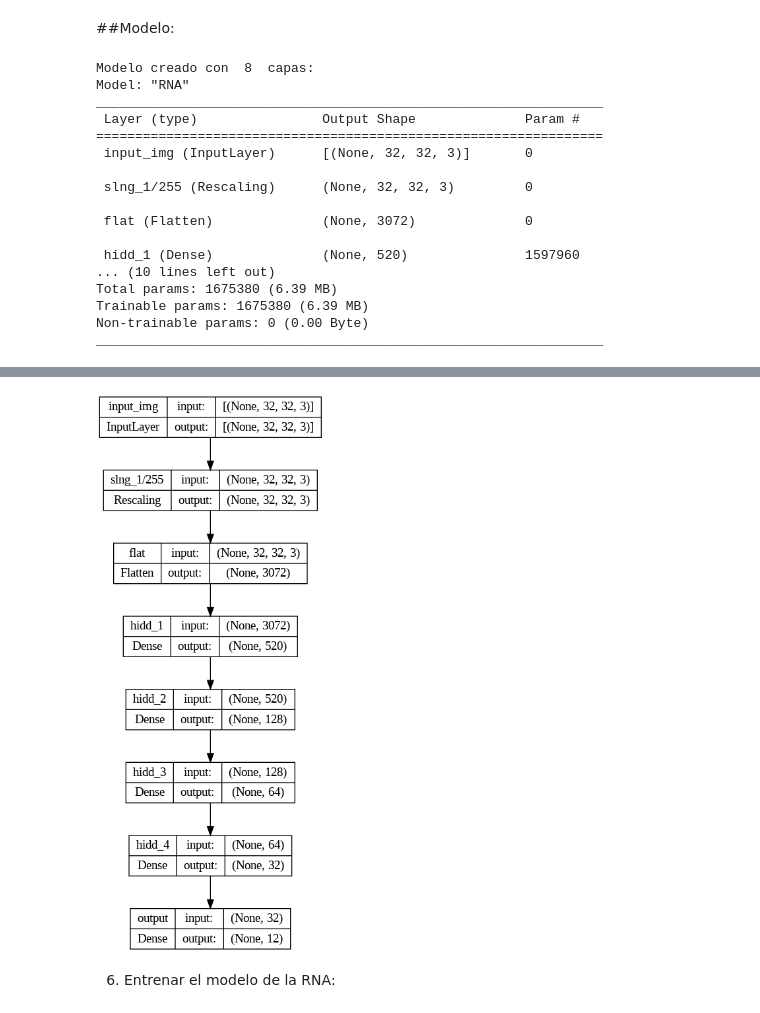
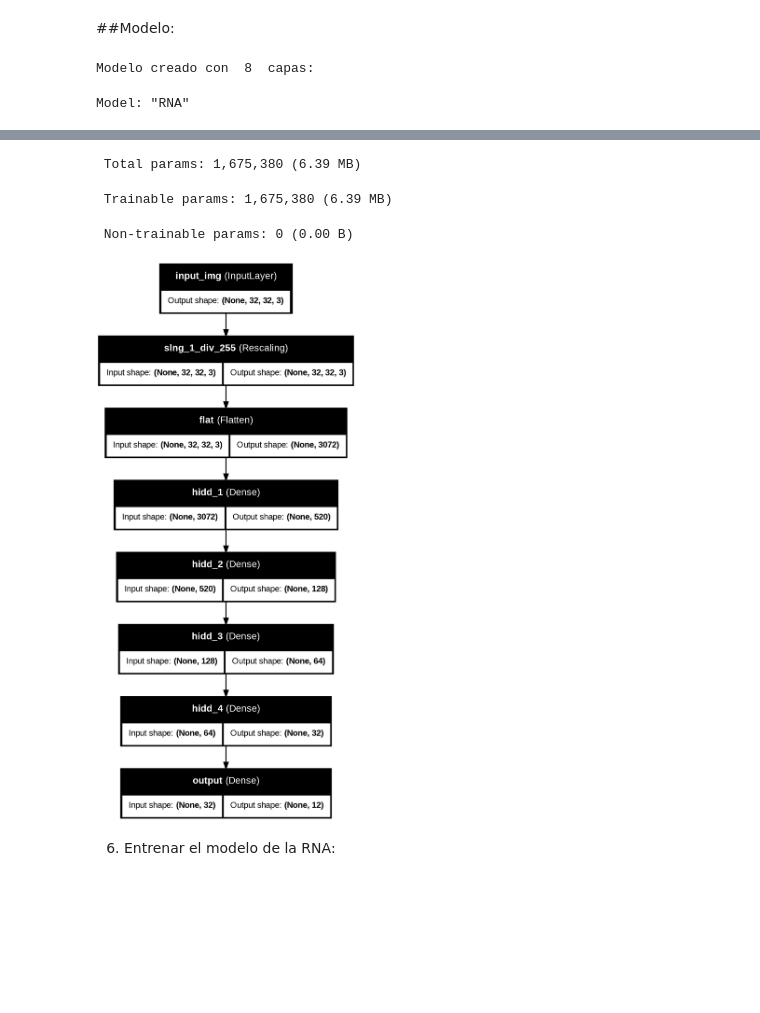
Before and after one commit to PGP-MachineLearning/demoStarWars, a Jupyter notebook: 6a-Imagenes-RNA-MLP.ipynb, the cells around one changed output, grey strips where cells are left out. Saved outputs shown, nothing was run; the diff lists cells and outputs as text; code cells hidden in the pictures; blank space fills up the shorter version.

```diff
--- a/6a-Imagenes-RNA-MLP.ipynb
+++ b/6a-Imagenes-RNA-MLP.ipynb
@@ -301,8 +301,8 @@ lineal_porc_capa_DropOut = 0.0 #param {type:"number"}
 lineal_tipo_capa_salida = 'softmax-MultiClase' #@param ["lineal-Numero", "softmax-MultiClase"]
 
 #@markdown ### Parámetros del Optimizador:
-opt_tipo = "Nadam" #@param ["Gradiente Decreciente", "Adam", "Adadelta", "Adagrad", "Adamax", "Nadam", "FTRL"]
-opt_learning_rate = 0.005 #@param {type: "number"}
+opt_tipo = "Gradiente Decreciente" #@param ["Gradiente Decreciente", "Adam", "Adadelta", "Adagrad", "Adamax", "Nadam", "FTRL"]
+opt_learning_rate = 0.001 #@param {type: "number"}
 
 ## aplicación de los parámetros elegidos
 
@@ -342,7 +342,7 @@ if len(daLayers_modelo)>0:
     eachLay = da_lay(eachLay)
 
 # agrega capa para ajuste de imágenes
-eachLay = tf.keras.layers.Rescaling(1./255, name='slng_1/255')(eachLay)
+eachLay = tf.keras.layers.Rescaling(1./255, name='slng_1_div_255')(eachLay)
 eachLay = tf.keras.layers.Flatten(name='flat')(eachLay)
 
 # agrega capas ocultas
@@ -405,19 +405,4 @@ print("\n")
 plot_model(model, show_layer_names=True, show_shapes=True)
 # %% [output]
 Modelo creado con  8  capas:
-Model: "RNA"
-_________________________________________________________________
- Layer (type)                Output Shape              Param #
-=================================================================
- input_img (InputLayer)      [(None, 32, 32, 3)]       0
-
- slng_1/255 (Rescaling)      (None, 32, 32, 3)         0
-
- flat (Flatten)              (None, 3072)              0
-
- hidd_1 (Dense)              (None, 520)               1597960
-... (10 lines left out)
-Total params: 1675380 (6.39 MB)
-Trainable params: 1675380 (6.39 MB)
-Non-trainable params: 0 (0.00 Byte)
-_________________________________________________________________
+Model: "RNA"
@@ -424,4 +428,7 @@ _________________________________________________________________
+ Total params: 1,675,380 (6.39 MB)
+ Trainable params: 1,675,380 (6.39 MB)
+ Non-trainable params: 0 (0.00 B)
-[figure, old version]
+[figure, new version]
 # %% [markdown]
 6) Entrenar el modelo de la RNA:
 # %%
```
Also changed, not shown: parts of 6 cells of this notebook, 8 other files.
